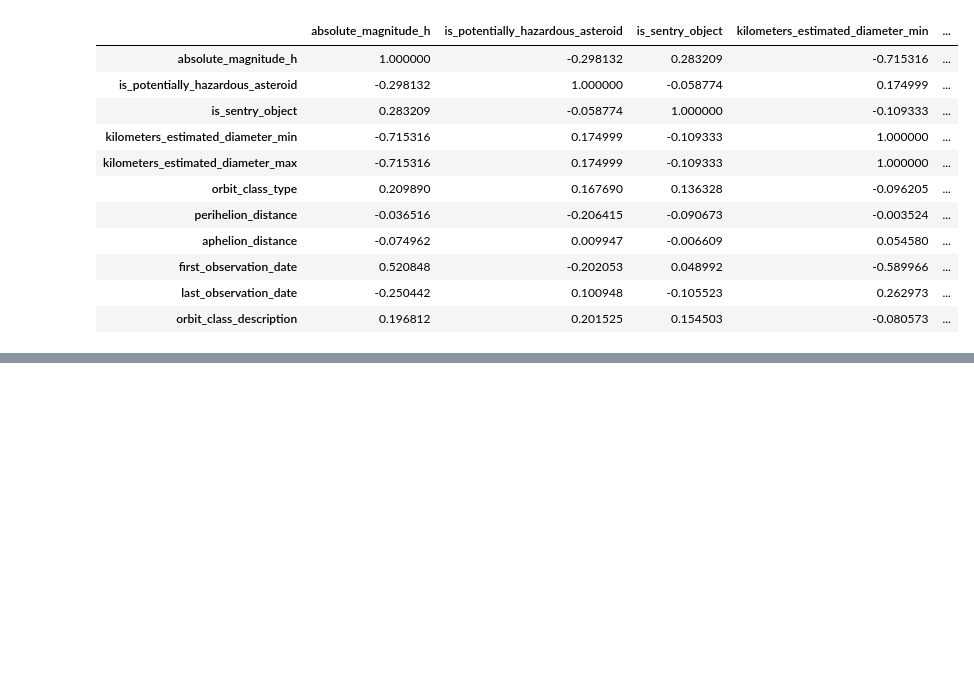
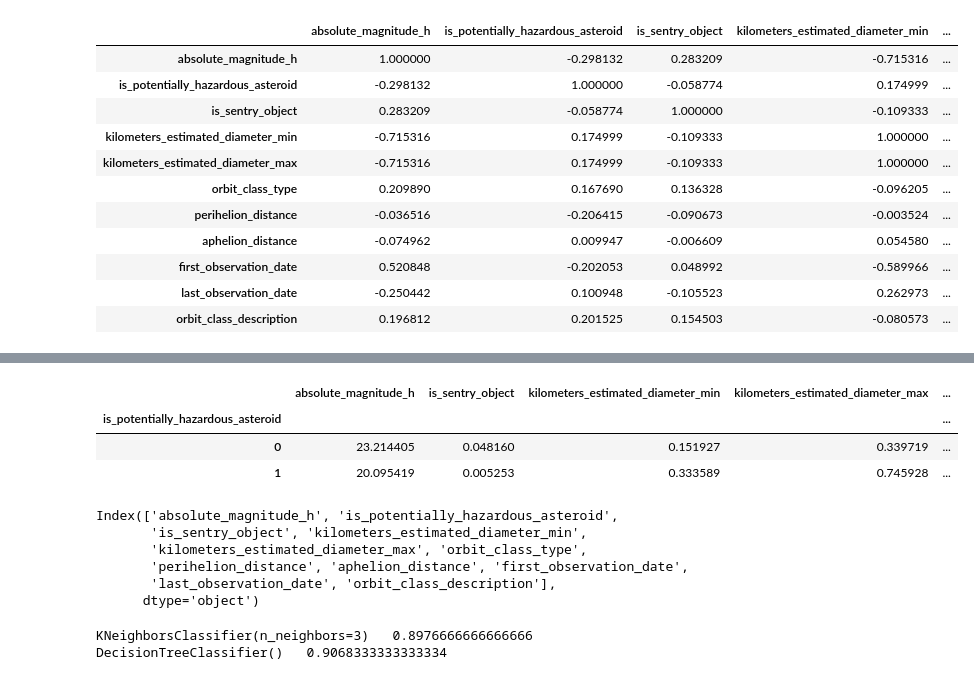
Before and after one commit to diall38/Machine-Learning, a Jupyter notebook: nasa-near-earth-objects.ipynb, the cells around one changed output, grey strips where cells are left out. Cells and saved outputs as stored; diff of their text form; code cells hidden in the pictures; blank space fills up the shorter version.

Commit message:
added classifier

```diff
--- a/nasa-near-earth-objects.ipynb
+++ b/nasa-near-earth-objects.ipynb
@@ -215,0 +233,16 @@ df.corr()
+# %%
+df.groupby('is_potentially_hazardous_asteroid').mean()
+# %% [output]
+|  | absolute_magnitude_h | is_sentry_object | kilometers_estimated_diameter_min | kilometers_estimated_diameter_max | ... |
+| is_potentially_hazardous_asteroid |  |  |  |  | ... |
+| 0 | 23.214405 | 0.048160 | 0.151927 | 0.339719 | ... |
+| 1 | 20.095419 | 0.005253 | 0.333589 | 0.745928 | ... |
+# %%
+df.columns
+# %% [output]
+Index(['absolute_magnitude_h', 'is_potentially_hazardous_asteroid',
+       'is_sentry_object', 'kilometers_estimated_diameter_min',
+       'kilometers_estimated_diameter_max', 'orbit_class_type',
+       'perihelion_distance', 'aphelion_distance', 'first_observation_date',
+       'last_observation_date', 'orbit_class_description'],
+      dtype='object')
@@ -215,0 +264,8 @@ df.corr()
+# %%
+model1.fit(X_train,y_train)
+model2.fit(X_train,y_train)
+print(model1," ",model1.score(X_test,y_test))
+print(model2," ",model2.score(X_test,y_test))
+# %% [output]
+KNeighborsClassifier(n_neighbors=3)   0.8976666666666666
+DecisionTreeClassifier()   0.9068333333333334
```
Also changed, not shown: parts of 7 cells of this notebook.
